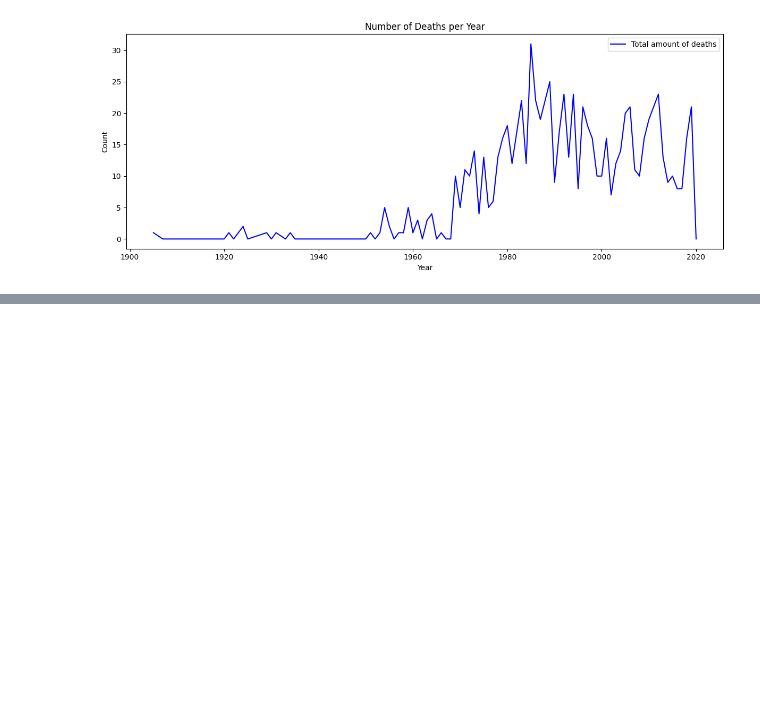
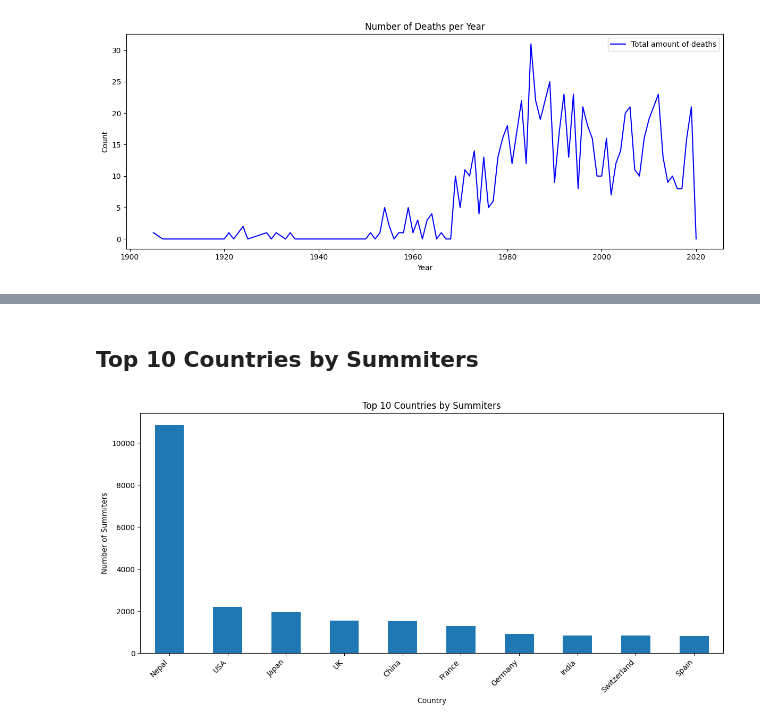
Before and after one commit to DmytroRi/himalayan_expeditions, a Jupyter notebook: HimalayaInsights.ipynb, the cells around one changed output, grey strips where cells are left out. Cells and saved outputs as stored; diff of their text form; code cells hidden in the pictures; blank space fills up the shorter version.

```diff
--- a/HimalayaInsights.ipynb
+++ b/HimalayaInsights.ipynb
@@ -245,0 +274,16 @@ plt.show()
+# %% [markdown]
+## Top 10 Countries by Summiters
+# %%
+summit_per_country = summit['citizenship'].value_counts()
+
+# Plot
+plt.figure(figsize=(12, 6))
+summit_per_country[:10].plot(kind='bar')
+plt.title('Top 10 Countries by Summiters')
+plt.xlabel('Country')
+plt.ylabel('Number of Summiters')
+plt.xticks(rotation=45, ha='right')
+plt.tight_layout()
+plt.show()
+# %% [output]
+[figure, added]
```
Also changed, not shown: parts of 7 cells of this notebook.
